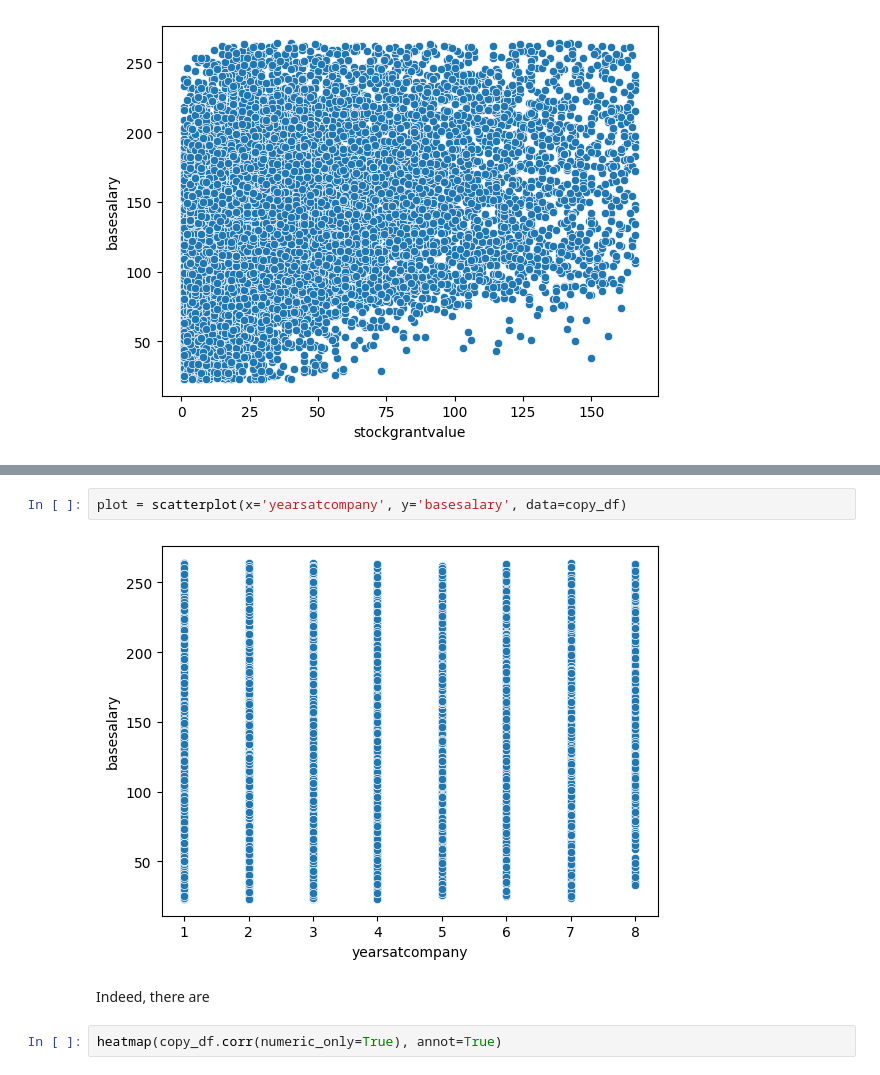
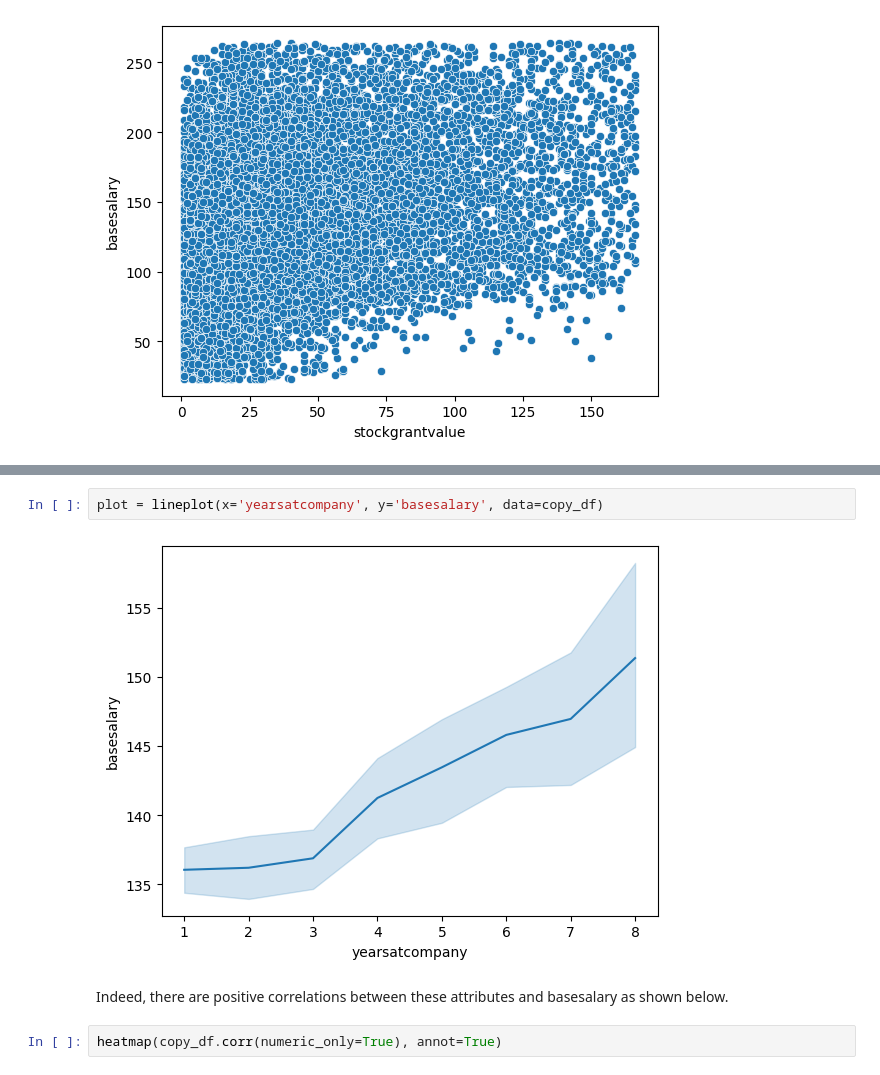
Before and after one commit to bowei-yu/artificial_intelligence, a Jupyter notebook: ai1/labs/ai1.ipynb, the cells around one changed output, grey strips where cells are left out. Drawn from its saved outputs; the diff is of its cells as text.

```diff
--- a/ai1/labs/ai1.ipynb
+++ b/ai1/labs/ai1.ipynb
@@ -335,9 +367,9 @@ plot = scatterplot(x='yearsofexperience', y='basesalary', data=copy_df)
 # %%
-plot = scatterplot(x='yearsatcompany', y='basesalary', data=copy_df)
+plot = lineplot(x='yearsatcompany', y='basesalary', data=copy_df)
 # %% [output]
-[figure, old version]
+[figure, new version]
-# %% [markdown]
-Indeed, there are
+# %% [markdown]
+Indeed, there are positive correlations between these attributes and basesalary as shown below.
 # %%
 heatmap(copy_df.corr(numeric_only=True), annot=True)
 # %% [output]
```
Also changed, not shown: parts of 48 cells of this notebook.
